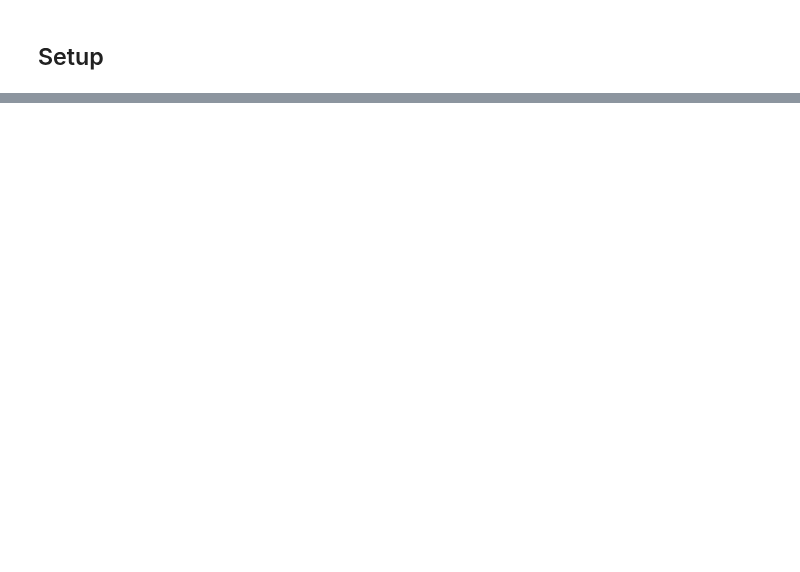
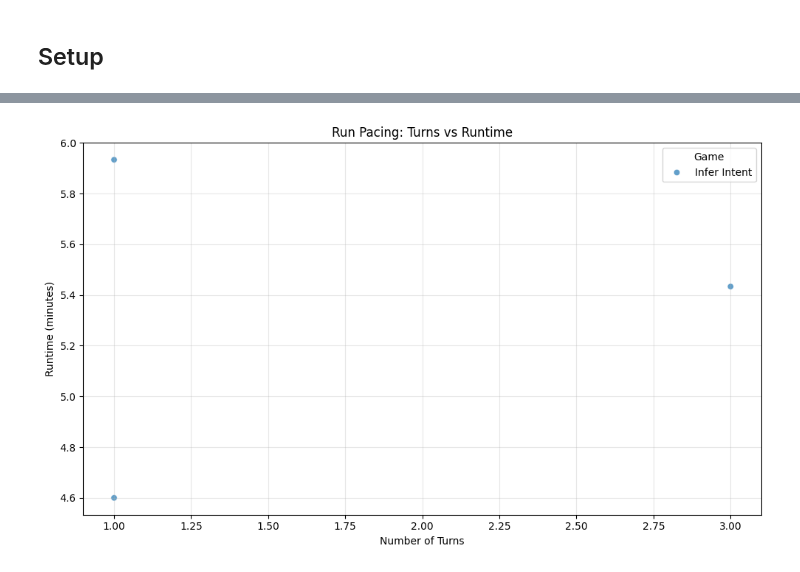
Before and after one commit to diverse-cognitive-systems-group/dcs-simulation-engine, a Jupyter notebook: analysis/usability/System Performance Analysis.ipynb, the cells around one changed output, grey strips where cells are left out. Drawn from its saved outputs; the diff is of its cells as text; code cells hidden in the pictures; blank space fills up the shorter version.

```diff
--- a/analysis/usability/System Performance Analysis.ipynb
+++ b/analysis/usability/System Performance Analysis.ipynb
@@ -77,0 +183,16 @@ logs_df.head()
+# %%
+plt.figure(figsize=(10, 6))
+
+sns.scatterplot(data=view_df, x="turns", y=view_df["duration_sec"] / 60, hue="game", alpha=0.7)
+
+plt.title("Run Pacing: Turns vs Runtime")
+plt.xlabel("Number of Turns")
+plt.ylabel("Runtime (minutes)")
+
+plt.grid(alpha=0.3)
+plt.legend(title="Game")
+
+plt.tight_layout()
+plt.show()
+# %% [output]
+[figure, added]
```
Also changed, not shown: parts of 50 cells of this notebook, 8 other files.
